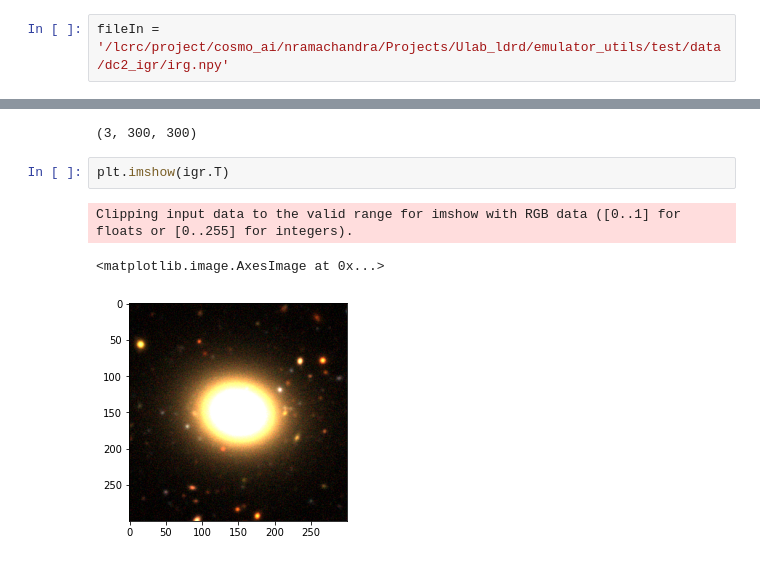
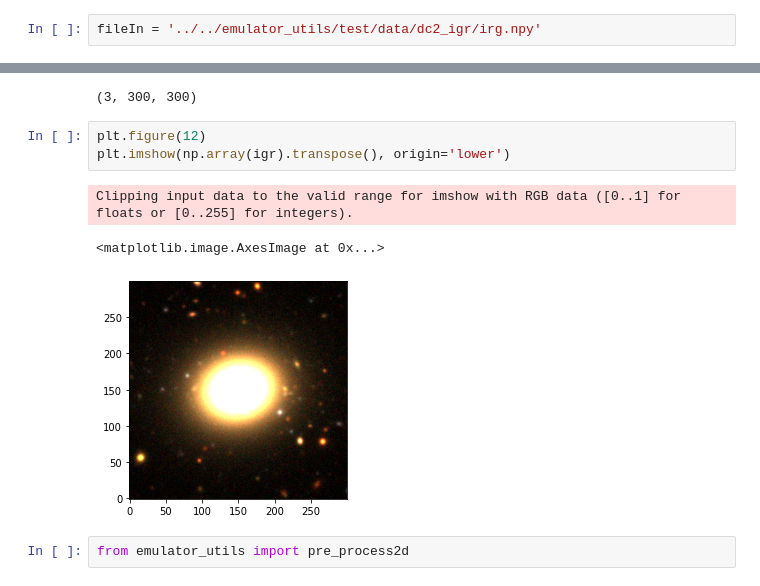
Before and after one commit to patricialarsen/emulator_utils, a Jupyter notebook: notebooks/igr_image.ipynb, the cells around one changed output, grey strips where cells are left out. Drawn from its saved outputs; the diff is of its cells as text.

```diff
--- a/notebooks/igr_image.ipynb
+++ b/notebooks/igr_image.ipynb
@@ -2,15 +2,18 @@
 import numpy as np
 import matplotlib.pylab as plt
 # %%
-fileIn = '/lcrc/project/cosmo_ai/nramachandra/Projects/Ulab_ldrd/emulator_utils/test/data/dc2_igr/irg.npy'
+fileIn = '../../emulator_utils/test/data/dc2_igr/irg.npy'
 # %%
 igr = np.load(fileIn)
 print(igr.shape)
 # %% [output]
 (3, 300, 300)
 # %%
-plt.imshow(igr.T)
+plt.figure(12)
+plt.imshow(np.array(igr).transpose(), origin='lower')
 # %% [output]
 Clipping input data to the valid range for imshow with RGB data ([0..1] for floats or [0..255] for integers).
 <matplotlib.image.AxesImage at 0x...>
-[figure, old version]
+[figure, new version]
+# %%
+from emulator_utils import pre_process2d
```
Also changed, not shown: parts of 1 cell of this notebook, 2 other files.
